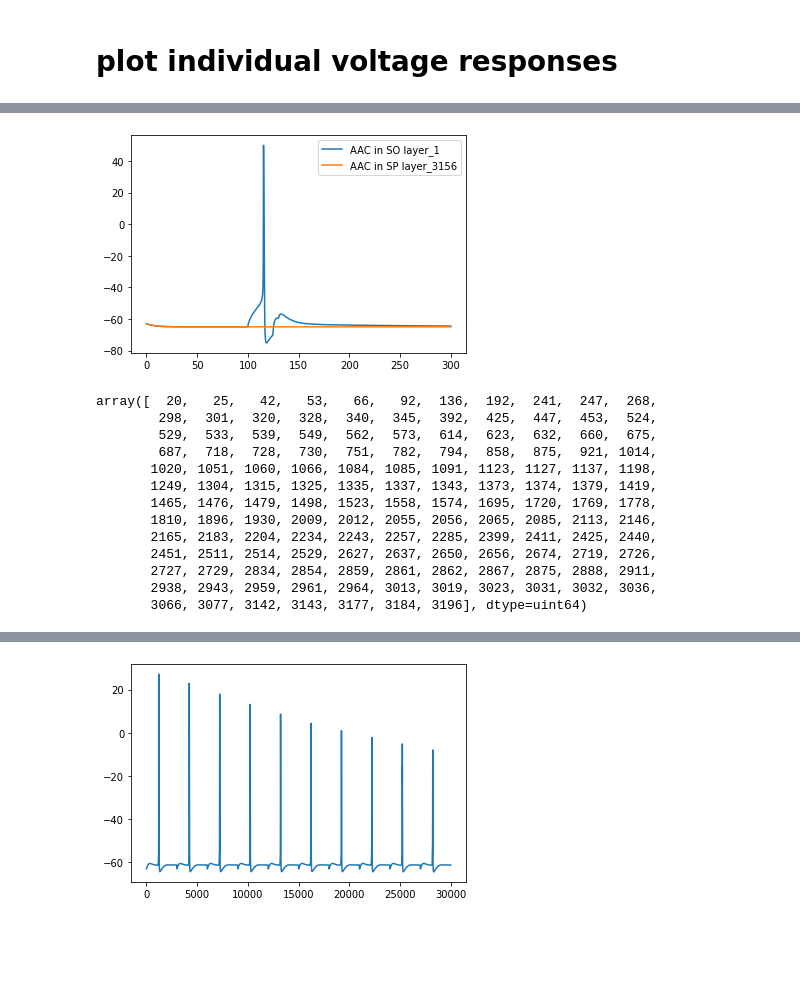
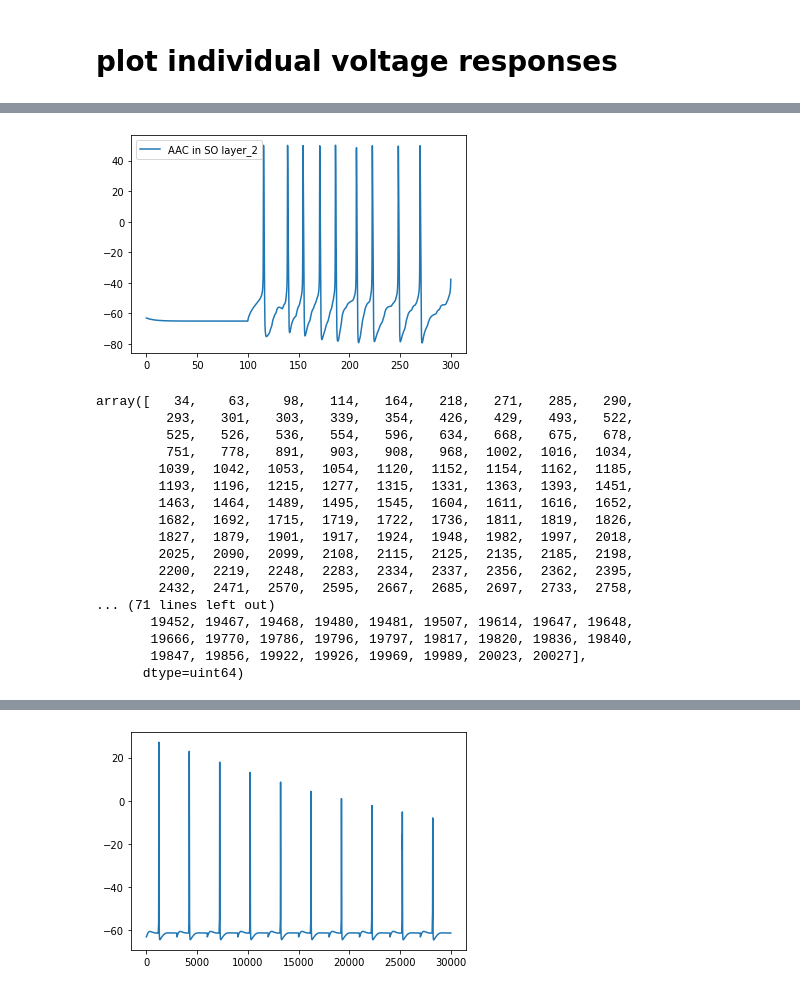
Before and after one commit to ddopp4877/CA1_model, a Jupyter notebook: CA1_exploration.ipynb, the cells around one changed output, grey strips where cells are left out. Cells and saved outputs as stored; diff of their text form; code cells hidden in the pictures; blank space fills up the shorter version.

```diff
--- a/CA1_exploration.ipynb
+++ b/CA1_exploration.ipynb
@@ -480,16 +474,17 @@ plt.plot(iSynsDF['data0'])
 # %%
 simTime = np.arange(0,300,0.1)
 # %%
-gids = [1,3156]
+gids = [2]
 for gid in gids:
-
     cellNo = vreports['node_ids'][vreports['node_ids'] == gid].keys()[0]
     name = nodesDF['node_type_id'][vreports['node_ids'][cellNo]]
     plt.plot(simTime,vreports['data'+str(cellNo)][vreports['data'+str(cellNo)].isna()==False],label = name+'_'+str(gid))
+
+
 plt.legend()
 plt.show()
 # %% [output]
-[figure, old version]
+[figure, new version]
 # %%
 f = h5py.File(os.path.join("output",'v_report_axon.h5'), 'r')
 vreportsA = SaveDataToDF(f)
@@ -499,19 +494,23 @@ sourceID = f['edges/biophysical_to_biophysical/source_node_id'][()]
 targetID = f['edges/biophysical_to_biophysical/target_node_id'][()]
 f.close()
 # %%
-targetID[sourceID == 31]
+targetID[sourceID == 1]
 # %% [output]
-array([  20,   25,   42,   53,   66,   92,  136,  192,  241,  247,  268,
-        298,  301,  320,  328,  340,  345,  392,  425,  447,  453,  524,
-        529,  533,  539,  549,  562,  573,  614,  623,  632,  660,  675,
-        687,  718,  728,  730,  751,  782,  794,  858,  875,  921, 1014,
-       1020, 1051, 1060, 1066, 1084, 1085, 1091, 1123, 1127, 1137, 1198,
-       1249, 1304, 1315, 1325, 1335, 1337, 1343, 1373, 1374, 1379, 1419,
-       1465, 1476, 1479, 1498, 1523, 1558, 1574, 1695, 1720, 1769, 1778,
-       1810, 1896, 1930, 2009, 2012, 2055, 2056, 2065, 2085, 2113, 2146,
-       2165, 2183, 2204, 2234, 2243, 2257, 2285, 2399, 2411, 2425, 2440,
-       2451, 2511, 2514, 2529, 2627, 2637, 2650, 2656, 2674, 2719, 2726,
-       2727, 2729, 2834, 2854, 2859, 2861, 2862, 2867, 2875, 2888, 2911,
-       2938, 2943, 2959, 2961, 2964, 3013, 3019, 3023, 3031, 3032, 3036,
-       3066, 3077, 3142, 3143, 3177, 3184, 3196], dtype=uint64)
+array([   34,    63,    98,   114,   164,   218,   271,   285,   290,
+         293,   301,   303,   339,   354,   426,   429,   493,   522,
+         525,   526,   536,   554,   596,   634,   668,   675,   678,
+         751,   778,   891,   903,   908,   968,  1002,  1016,  1034,
+        1039,  1042,  1053,  1054,  1120,  1152,  1154,  1162,  1185,
+        1193,  1196,  1215,  1277,  1315,  1331,  1363,  1393,  1451,
+        1463,  1464,  1489,  1495,  1545,  1604,  1611,  1616,  1652,
+        1682,  1692,  1715,  1719,  1722,  1736,  1811,  1819,  1826,
+        1827,  1879,  1901,  1917,  1924,  1948,  1982,  1997,  2018,
+        2025,  2090,  2099,  2108,  2115,  2125,  2135,  2185,  2198,
+        2200,  2219,  2248,  2283,  2334,  2337,  2356,  2362,  2395,
+        2432,  2471,  2570,  2595,  2667,  2685,  2697,  2733,  2758,
+... (71 lines left out)
+       19452, 19467, 19468, 19480, 19481, 19507, 19614, 19647, 19648,
+       19666, 19770, 19786, 19796, 19797, 19817, 19820, 19836, 19840,
+       19847, 19856, 19922, 19926, 19969, 19989, 20023, 20027],
+      dtype=uint64)
 # %%
```
Also changed, not shown: parts of 23 cells of this notebook, 6 other files.
